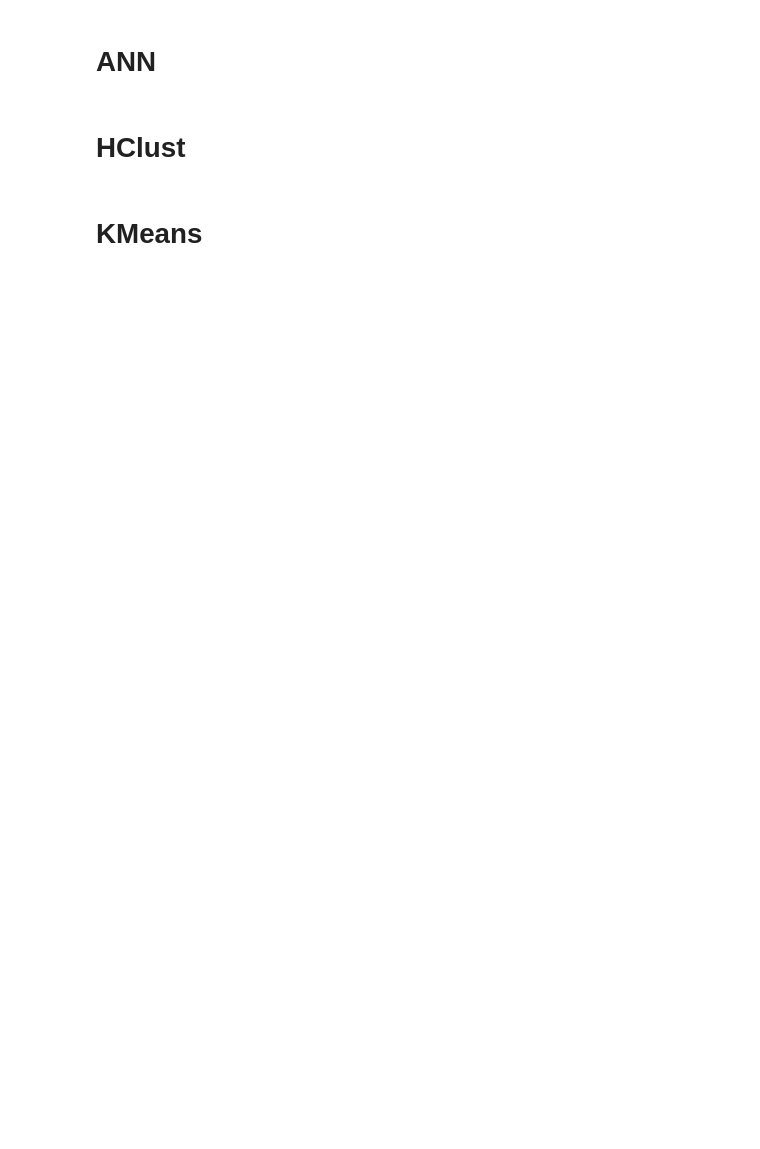
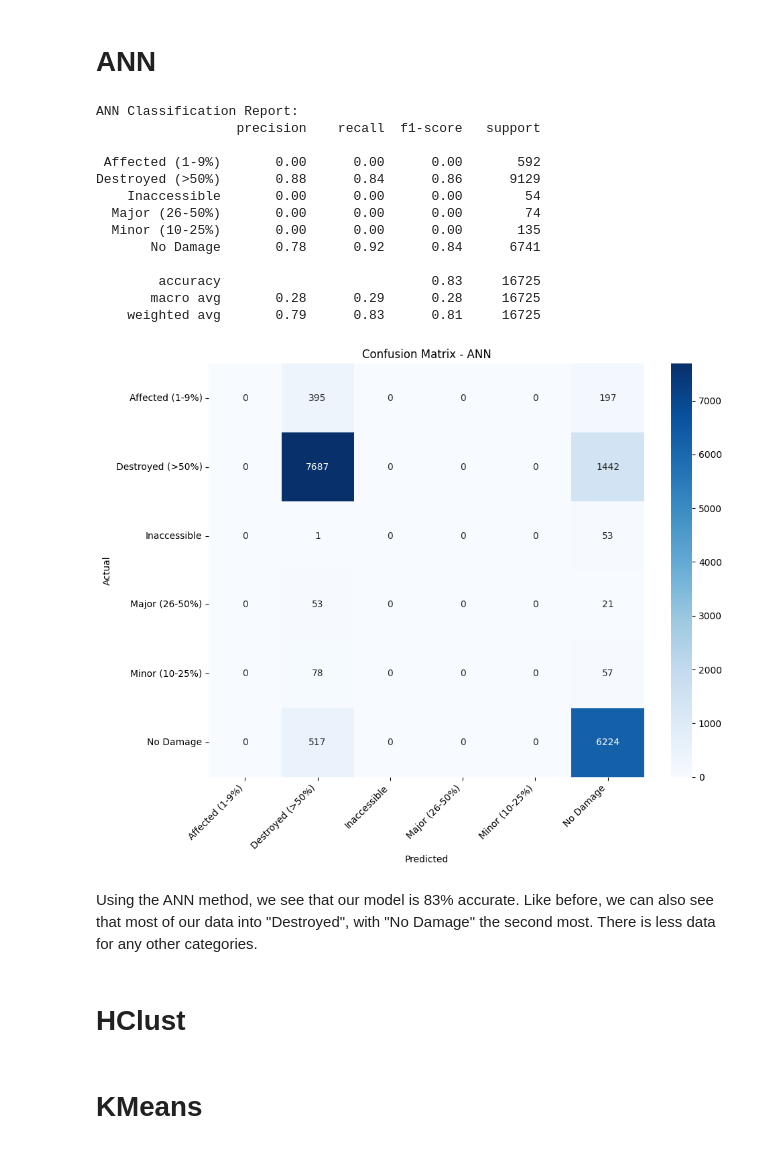
Before and after one commit to NobbyBop/513-final, a Jupyter notebook: final.ipynb, the cells around one changed output. Saved outputs shown, nothing was run; the diff lists cells and outputs as text; code cells hidden in the pictures; blank space fills up the shorter version.

```diff
--- a/final.ipynb
+++ b/final.ipynb
@@ -431,7 +485,69 @@ Naive Bayes is a probabilistic classifier based on Bayes' theorem; we use `Categ
 # %% [markdown]
 # ANN
 # %%
-# Code here
+#Importing libraries
+import pandas as pd
+import numpy as np
+import matplotlib.pyplot as plt
+import seaborn as sns
+
+from sklearn.preprocessing import StandardScaler
+from sklearn.model_selection import train_test_split
+from sklearn.neural_network import MLPClassifier
+from sklearn import metrics
+
+#Normalizing the data
+scaler = StandardScaler()
+attr_ann = pd.DataFrame(
+    scaler.fit_transform(opt_attr.copy()),
+    columns=opt_attr.columns
+)
+
+#Splitting the data
+attr_train_ann, attr_test_ann, target_train_ann, target_test_ann = train_test_split(attr_ann, target, random_state=82, test_size=0.3)
+
+#ANN
+model = MLPClassifier(hidden_layer_sizes=(5,), max_iter=10000)
+model.fit(attr_train_ann, target_train_ann)
+target_pred_ann = model.predict(attr_test_ann)
+
+#Evaluate
+target_test_decoded = le_target.inverse_transform(target_test_ann)
+target_pred_decoded = le_target.inverse_transform(target_pred_ann)
+
+print("\nANN Classification Report:")
+print(classification_report(target_test_decoded, target_pred_decoded))
+
+#Confusion Matrix
+cm_nb = confusion_matrix(target_test_decoded, target_pred_decoded, labels=le_target.classes_)
+
+plt.figure(figsize=(10, 8))
+sns.heatmap(cm_nb, annot=True, fmt='d', cmap='Blues',
+            xticklabels=le_target.classes_, yticklabels=le_target.classes_)
+plt.xlabel('Predicted')
+plt.ylabel('Actual')
+plt.title('Confusion Matrix - ANN')
+plt.xticks(rotation=45, ha='right')
+plt.yticks(rotation=0)
+plt.tight_layout()
+plt.show()
+# %% [output]
+ANN Classification Report:
+                  precision    recall  f1-score   support
+
+ Affected (1-9%)       0.00      0.00      0.00       592
+Destroyed (>50%)       0.88      0.84      0.86      9129
+    Inaccessible       0.00      0.00      0.00        54
+  Major (26-50%)       0.00      0.00      0.00        74
+  Minor (10-25%)       0.00      0.00      0.00       135
+       No Damage       0.78      0.92      0.84      6741
+
+        accuracy                           0.83     16725
+       macro avg       0.28      0.29      0.28     16725
+    weighted avg       0.79      0.83      0.81     16725
+[figure, added]
+# %% [markdown]
+Using the ANN method, we see that our model is 83% accurate. Like before, we can also see that most of our data into "Destroyed", with "No Damage" the second most. There is  less data for any other categories.
 # %% [markdown]
 # HClust
 # %%
```
Also changed, not shown: parts of 8 cells of this notebook.
